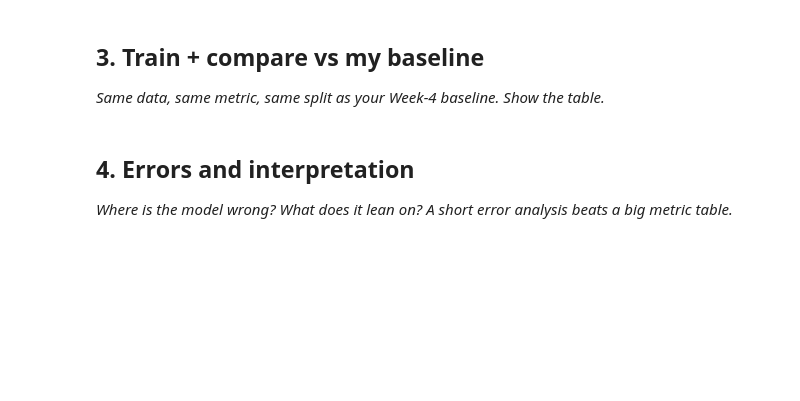
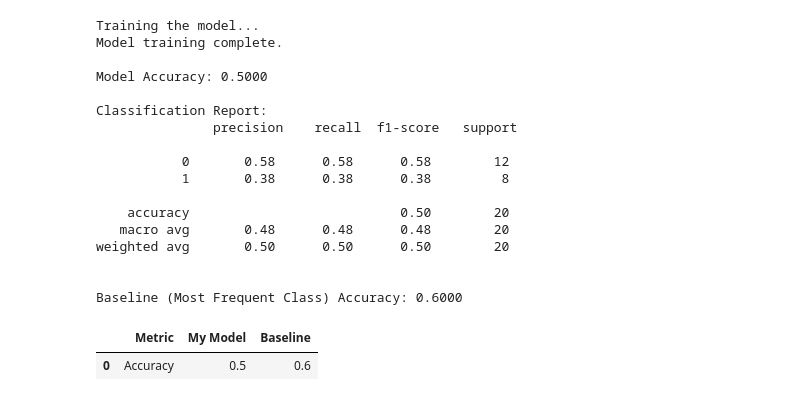
Before and after one commit to Mowleen12/flyrank-ml-project-1, a Jupyter notebook: work/notebooks/w05_model.ipynb, the cells around one changed output. Saved outputs shown, nothing was run; the diff lists cells and outputs as text; code cells hidden in the pictures; blank space fills up the shorter version.

```diff
--- a/work/notebooks/w05_model.ipynb
+++ b/work/notebooks/w05_model.ipynb
@@ -23,4 +103,0 @@ This skeleton is yours to fill. Work the sections **in order** — each one has
-# %% [markdown]
-## 3. Train + compare vs my baseline
-
-*Same data, same metric, same split as your Week-4 baseline. Show the table.*
@@ -30,4 +103,0 @@ This skeleton is yours to fill. Work the sections **in order** — each one has
-# %% [markdown]
-## 4. Errors and interpretation
-
-*Where is the model wrong? What does it lean on? A short error analysis beats a big metric table.*
@@ -36,0 +104,51 @@ This skeleton is yours to fill. Work the sections **in order** — each one has
+# %%
+# Train the model
+print("Training the model...")
+model.fit(X_train, y_train)
+print("Model training complete.")
+
+# Make predictions on the test set
+y_pred = model.predict(X_test)
+
+# Evaluate the model
+accuracy = accuracy_score(y_test, y_pred)
+report = classification_report(y_test, y_pred)
+
+print(f"\nModel Accuracy: {accuracy:.4f}")
+print("\nClassification Report:\n", report)
+
+# --- Baseline Comparison (Placeholder) ---
+# Assuming a simple baseline of predicting the most frequent class
+baseline_predictions = np.full_like(y_test, y_train.mode()[0])
+baseline_accuracy = accuracy_score(y_test, baseline_predictions)
+
+print(f"\nBaseline (Most Frequent Class) Accuracy: {baseline_accuracy:.4f}")
+
+# Display comparison table
+comparison_data = {
+    'Metric': ['Accuracy'],
+    'My Model': [accuracy],
+    'Baseline': [baseline_accuracy]
+}
+comparison_df = pd.DataFrame(comparison_data)
+display(comparison_df)
+# %% [output]
+Training the model...
+Model training complete.
+
+Model Accuracy: 0.5000
+
+Classification Report:
+               precision    recall  f1-score   support
+
+           0       0.58      0.58      0.58        12
+           1       0.38      0.38      0.38         8
+
+    accuracy                           0.50        20
+   macro avg       0.48      0.48      0.48        20
+weighted avg       0.50      0.50      0.50        20
+
+
+Baseline (Most Frequent Class) Accuracy: 0.6000
+|  | Metric | My Model | Baseline |
+| 0 | Accuracy | 0.5 | 0.6 |
```
Also changed, not shown: parts of 14 cells of this notebook.
